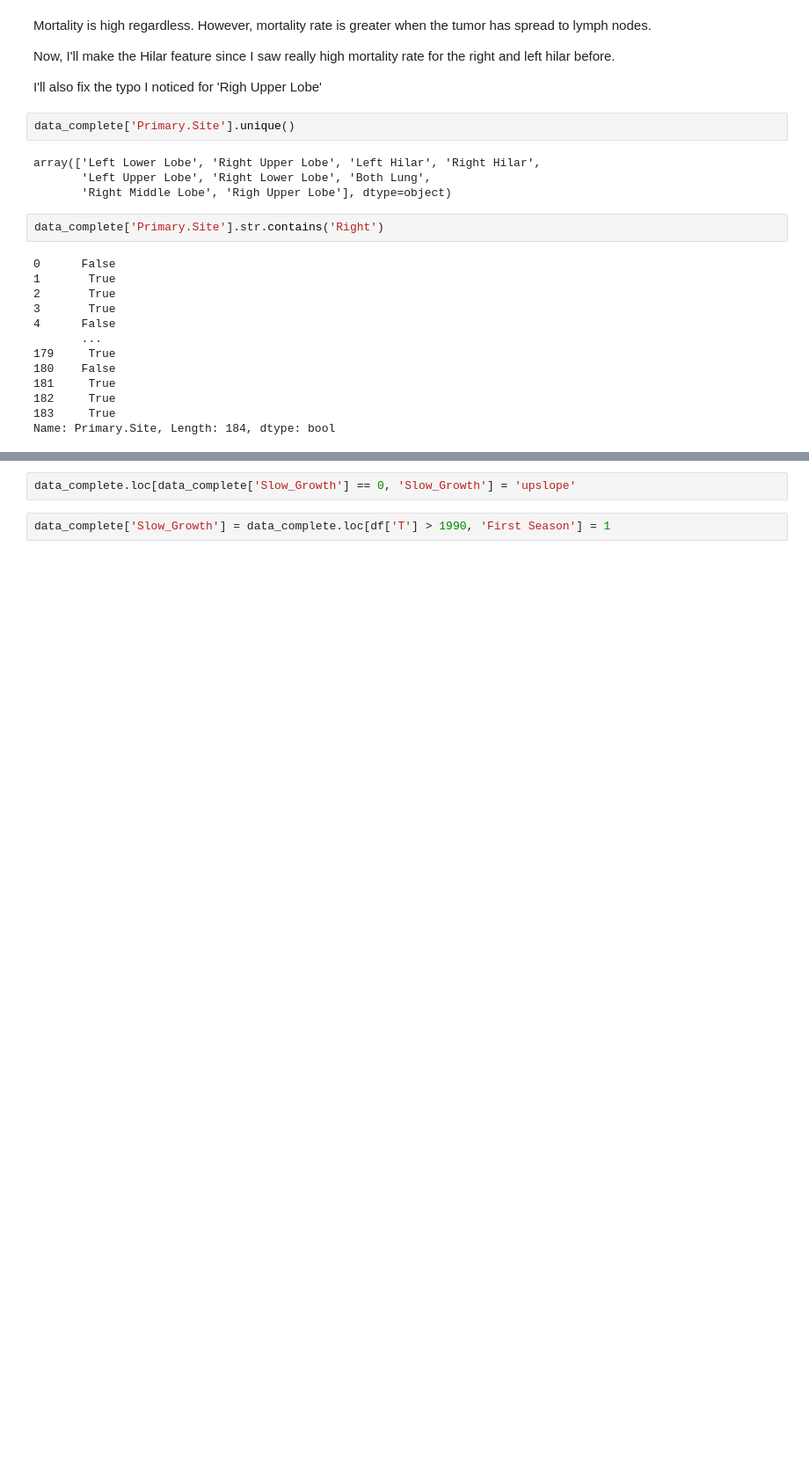
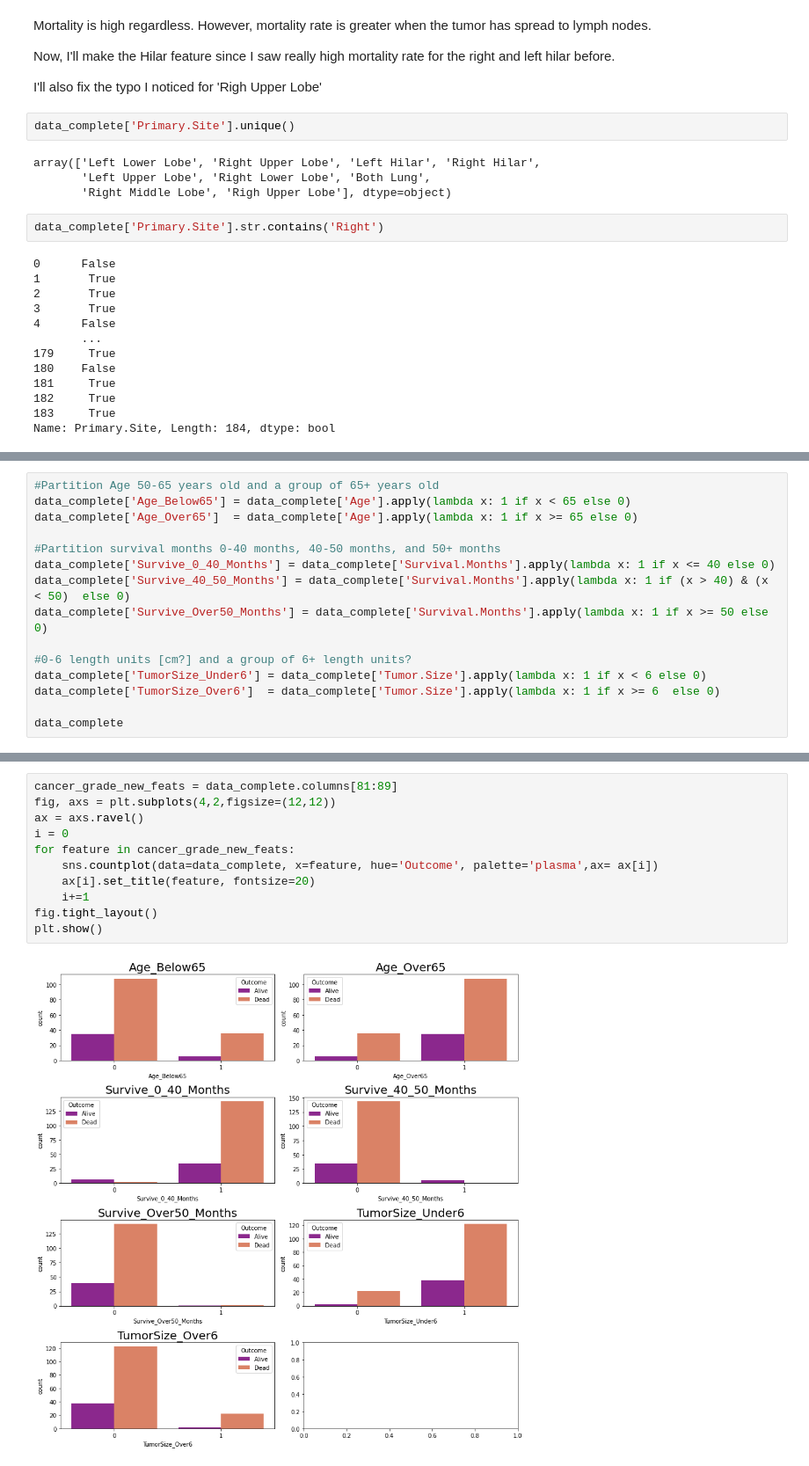
Before and after one commit to victormurcia/VA-Assignment, a Jupyter notebook: VA Assignment.ipynb, the cells around one changed output, grey strips where cells are left out. Shown at 88% size. Cells and saved outputs as stored; diff of their text form; blank space fills up the shorter version.

```diff
--- a/VA Assignment.ipynb
+++ b/VA Assignment.ipynb
@@ -830,0 +977,15 @@ data_complete.loc[data_complete['Stage'] == 'IB']
+# %%
+#Partition Age 50-65 years old and a group of 65+ years old
+data_complete['Age_Below65'] = data_complete['Age'].apply(lambda x: 1 if x < 65 else 0)
+data_complete['Age_Over65']  = data_complete['Age'].apply(lambda x: 1 if x >= 65 else 0)
+
+#Partition survival months 0-40 months, 40-50 months, and 50+ months
+data_complete['Survive_0_40_Months'] = data_complete['Survival.Months'].apply(lambda x: 1 if x <= 40 else 0)
+data_complete['Survive_40_50_Months'] = data_complete['Survival.Months'].apply(lambda x: 1 if (x > 40) & (x < 50)  else 0)
+data_complete['Survive_Over50_Months'] = data_complete['Survival.Months'].apply(lambda x: 1 if x >= 50 else 0)
+
+#0-6 length units [cm?] and a group of 6+ length units?
+data_complete['TumorSize_Under6'] = data_complete['Tumor.Size'].apply(lambda x: 1 if x < 6 else 0)
+data_complete['TumorSize_Over6']  = data_complete['Tumor.Size'].apply(lambda x: 1 if x >= 6  else 0)
+
+data_complete
@@ -837,5 +1014,14 @@ Index(['ID', 'Outcome', 'Survival.Months', 'Age', 'Grade', 'Num.Primaries',
       dtype='object')
-# %%
-data_complete.loc[data_complete['Slow_Growth'] == 0, 'Slow_Growth'] = 'upslope'
-# %%
-data_complete['Slow_Growth'] = data_complete.loc[df['T'] > 1990, 'First Season'] = 1
+# %%
+cancer_grade_new_feats = data_complete.columns[81:89]
+fig, axs = plt.subplots(4,2,figsize=(12,12))
+ax = axs.ravel()
+i = 0
+for feature in cancer_grade_new_feats:
+    sns.countplot(data=data_complete, x=feature, hue='Outcome', palette='plasma',ax= ax[i])
+    ax[i].set_title(feature, fontsize=20)
+    i+=1
+fig.tight_layout()
+plt.show()
+# %% [output]
+[figure, added]
```
Also changed, not shown: parts of 48 cells of this notebook.
